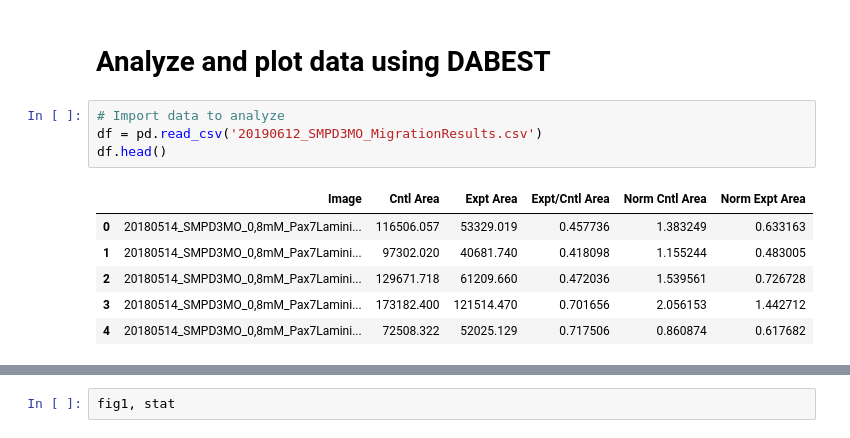
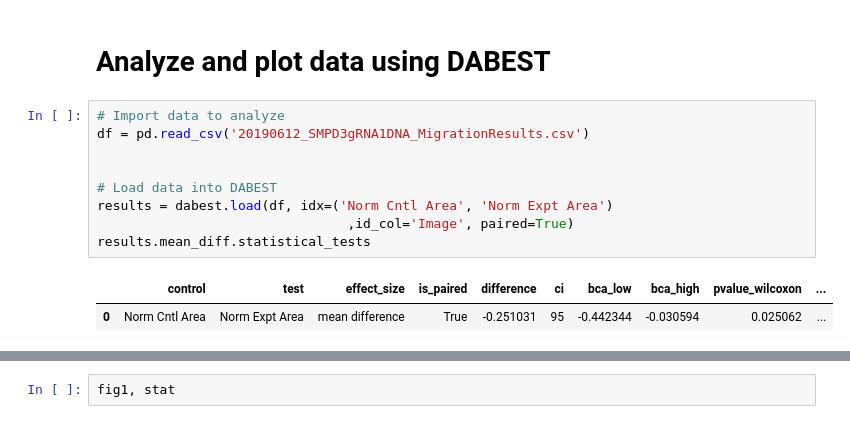
Before and after one commit to candrews19/data, a Jupyter notebook: nSMase2/MigrationArea/20190612_MigrationAnalysis.ipynb, the cells around one changed output, grey strips where cells are left out. Drawn from its saved outputs; the diff is of its cells as text.

```diff
--- a/nSMase2/MigrationArea/20190612_MigrationAnalysis.ipynb
+++ b/nSMase2/MigrationArea/20190612_MigrationAnalysis.ipynb
@@ -111,12 +114,13 @@ print(ttest)
 # Analyze and plot data using DABEST
 # %%
 # Import data to analyze
-df = pd.read_csv('20190612_SMPD3MO_MigrationResults.csv')
-df.head()
+df = pd.read_csv('20190612_SMPD3gRNA1DNA_MigrationResults.csv')
+
+
+# Load data into DABEST
+results = dabest.load(df, idx=('Norm Cntl Area', 'Norm Expt Area')
+                                ,id_col='Image', paired=True)
+results.mean_diff.statistical_tests
 # %% [output]
-|  | Image | Cntl Area | Expt Area | Expt/Cntl Area | Norm Cntl Area | Norm Expt Area |
-| 0 | 20180514_SMPD3MO_0,8mM_Pax7Lamini... | 116506.057 | 53329.019 | 0.457736 | 1.383249 | 0.633163 |
-| 1 | 20180514_SMPD3MO_0,8mM_Pax7Lamini... | 97302.020 | 40681.740 | 0.418098 | 1.155244 | 0.483005 |
-| 2 | 20180514_SMPD3MO_0,8mM_Pax7Lamini... | 129671.718 | 61209.660 | 0.472036 | 1.539561 | 0.726728 |
-| 3 | 20180514_SMPD3MO_0,8mM_Pax7Lamini... | 173182.400 | 121514.470 | 0.701656 | 2.056153 | 1.442712 |
-| 4 | 20180514_SMPD3MO_0,8mM_Pax7Lamini... | 72508.322 | 52025.129 | 0.717506 | 0.860874 | 0.617682 |
+|  | control | test | effect_size | is_paired | difference | ci | bca_low | bca_high | pvalue_wilcoxon | ... |
+| 0 | Norm Cntl Area | Norm Expt Area | mean difference | True | -0.251031 | 95 | -0.442344 | -0.030594 | 0.025062 | ... |
```
Also changed, not shown: parts of 6 cells of this notebook, 1 other file.
